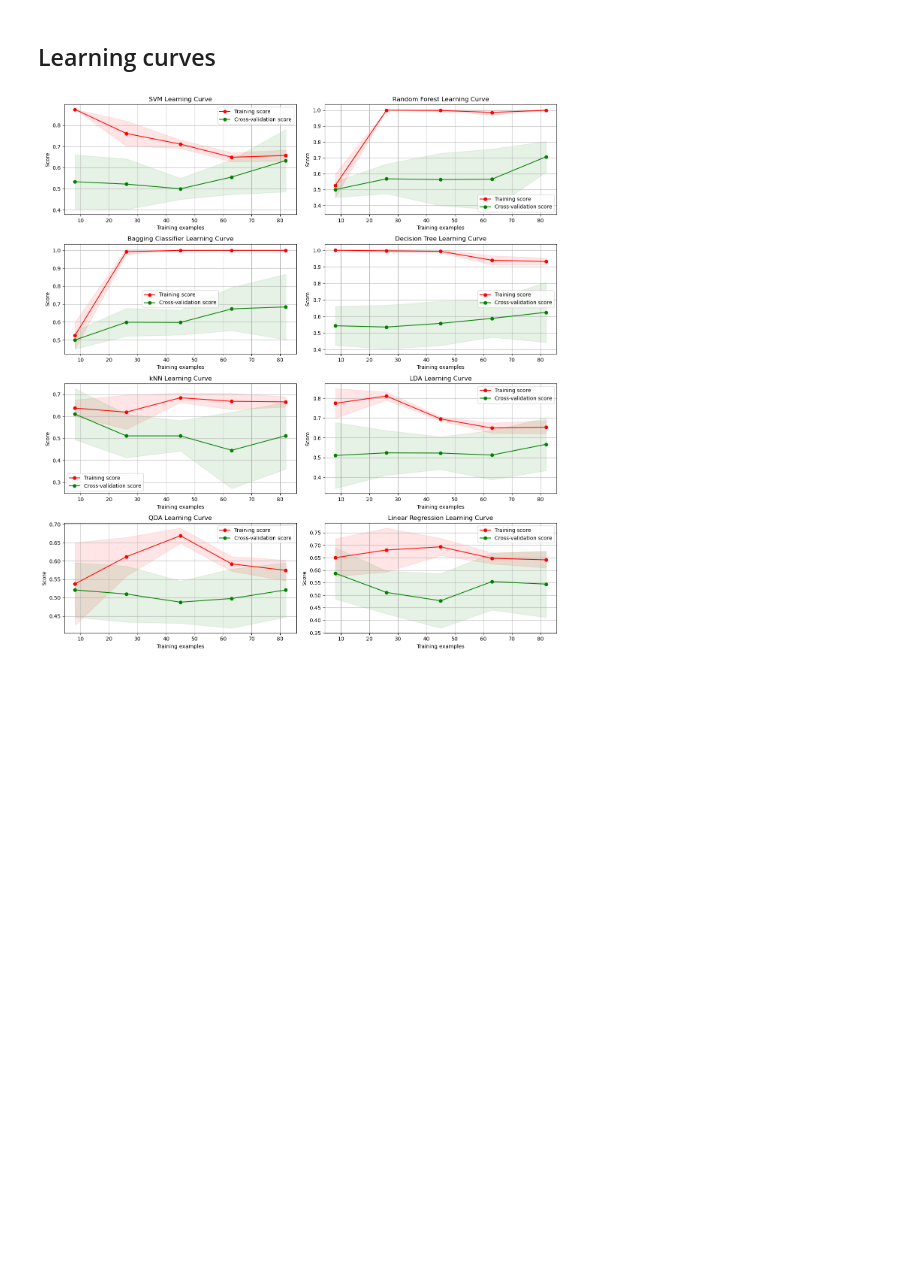
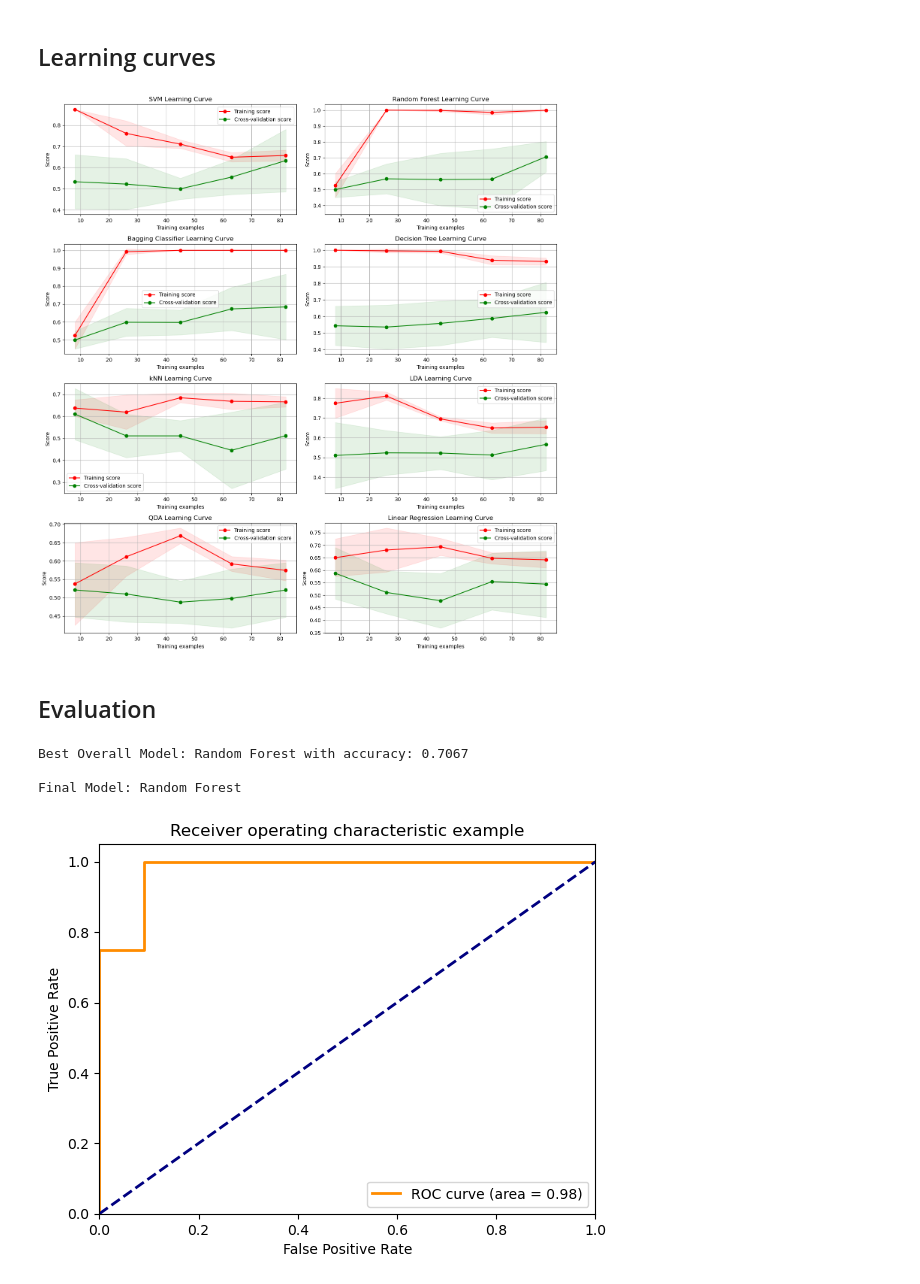
Before and after one commit to zvanraak/TM10007-machine-learning-2025-group-5, a Jupyter notebook: assignment.ipynb, the cells around one changed output. Drawn from its saved outputs; the diff is of its cells as text; code cells hidden in the pictures; blank space fills up the shorter version.

Commit message:
Added ROC curve for best model

```diff
--- a/assignment.ipynb
+++ b/assignment.ipynb
@@ -928,7 +953,7 @@ SVM
 from sklearn.svm import SVC
 
 # Define base SVM model
-svm_model = SVC(random_state=42)
+svm_model = SVC(probability=True, random_state=42)
 
 # Define parameter distribution for RandomizedSearchCV
 param_dist = {
@@ -1067,9 +1092,9 @@ for reg_param in qda_reg_params:
 print(f"\nBest QDA reg_param: {qda_best_reg_param} with accuracy: {qda_best_score:.4f}")
 
 # Perform cross-validation for Logistic Regression with default parameters
-log_reg_model = LogisticRegression(max_iter=500)
+log_reg_model = LogisticRegression()
 log_reg_score = perform_cross_val(log_reg_model, X_small, y_train_encoded)
-print(f"\nAccuracy for Logistic Regression (with default parameters): {log_reg_score:.4f}")
+print(f"\nAccuracy for Logistic Regression: {log_reg_score:.4f}")
 # %% [output]
 Accuracy for LDA with solver 'svd': 0.5667
 Accuracy for LDA with solver 'lsqr': 0.5667
@@ -1108,3 +1133,63 @@ plt.tight_layout()
 plt.show()
 # %% [output]
 [figure]
+# %% [markdown]
+## Evaluation
+# %%
+# Store model names and best accuracy scores
+model_scores = {
+    "Random Forest": best_scores["Random Forest"],
+    "Bagging": best_scores["Bagging"],
+    "Decision Tree": best_scores["Decision Tree"],
+    "SVM": best_score_svm,
+    "kNN": best_score_knn,
+    "LDA": lda_best_score,
+    "QDA": qda_best_score,
+    "Logistic Regression": log_reg_score
+}
+
+# Identify the best model
+best_model_name = max(model_scores, key=model_scores.get)
+print(f"\nBest Overall Model: {best_model_name} with accuracy: {model_scores[best_model_name]:.4f}")
+
+# Determine the correct dataset and fit the best model
+if best_model_name in best_estimators:  # Models trained on X_scaled_robust_train
+    best_model = best_estimators[best_model_name]
+    best_model.fit(X_scaled_robust_train, y_train_encoded)
+    y_score = best_model.predict_proba(X_scaled_robust_test)
+
+elif best_model_name == "SVM":
+    best_model = best_svm
+    best_model.fit(X_small, y_train_encoded)
+    y_score = best_model.predict_proba(X_scaled_robust_test)  # Use same subset of features
+
+elif best_model_name == "kNN":
+    best_model = best_knn
+    best_model.fit(X_small, y_train_encoded)
+    y_score = best_model.predict_proba(X_scaled_robust_test)
+
+elif best_model_name == "LDA":
+    best_model = LinearDiscriminantAnalysis(solver=lda_best_solver)
+    best_model.fit(X_small, y_train_encoded)
+    y_score = best_model.predict_proba(X_scaled_robust_test)
+
+elif best_model_name == "QDA":
+    best_model = QuadraticDiscriminantAnalysis(reg_param=qda_best_reg_param)
+    best_model.fit(X_small, y_train_encoded)
+    y_score = best_model.predict_proba(X_scaled_robust_test)
+
+elif best_model_name == "Logistic Regression":
+    best_model = LogisticRegression()
+    best_model.fit(X_small, y_train_encoded)
+    y_score = best_model.predict_proba(X_scaled_robust_test)
+
+# Print results
+print(f"\nFinal Model: {best_model_name}")
+
+y_test_encoded = label_encoder.transform(y_test)
+plot_roc_curve(y_score, y_test_encoded)
+# %% [output]
+Best Overall Model: Random Forest with accuracy: 0.7067
+
+Final Model: Random Forest
+[figure, added]
```
Also changed, not shown: parts of 2 cells of this notebook.
